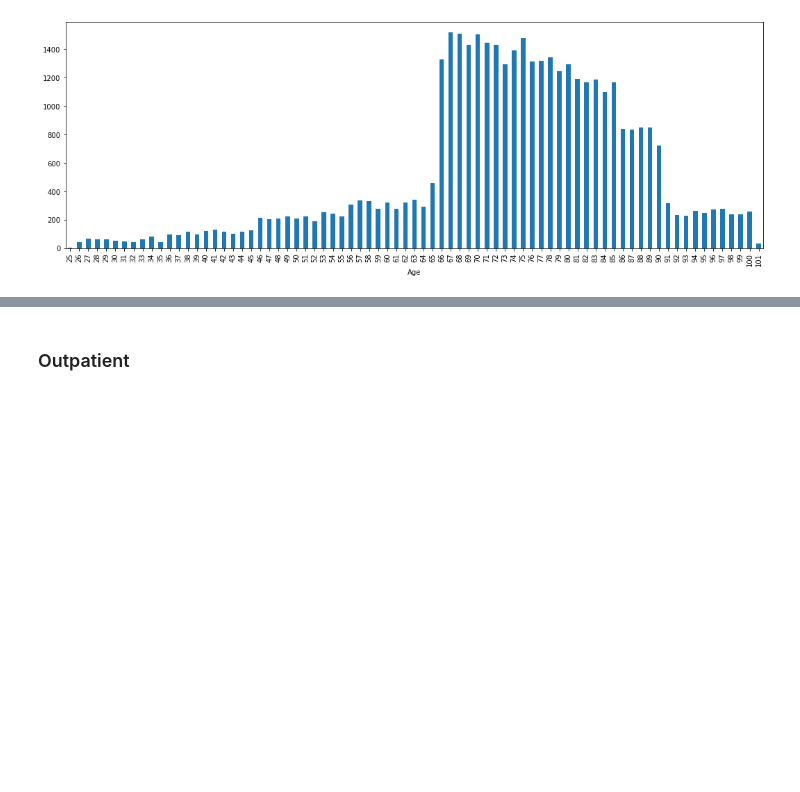
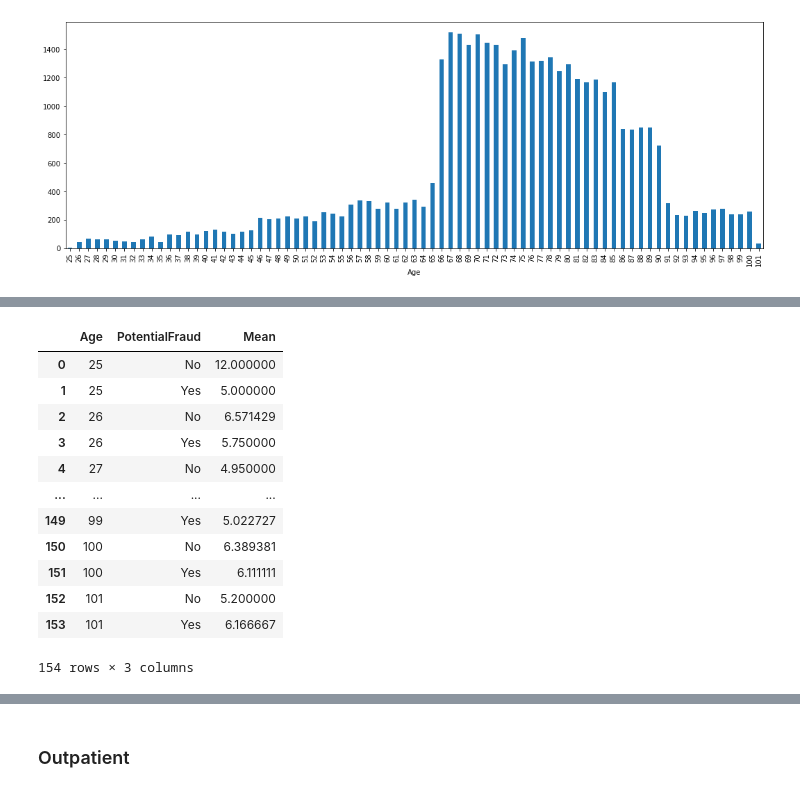
Before and after one commit to hedgekim/Healthcare-Fraud, a Jupyter notebook: Healthcare Fraud.ipynb, the cells around one changed output, grey strips where cells are left out. Cells and saved outputs as stored; diff of their text form; code cells hidden in the pictures; blank space fills up the shorter version.

```diff
--- a/Healthcare Fraud.ipynb
+++ b/Healthcare Fraud.ipynb
@@ -281,0 +342,16 @@ inpatient.groupby('Age')['Claim_Diag_Total'].agg('count').plot.bar()
+# %%
+days_admitted_age
+# %% [output]
+|  | Age | PotentialFraud | Mean |
+| 0 | 25 | No | 12.000000 |
+| 1 | 25 | Yes | 5.000000 |
+| 2 | 26 | No | 6.571429 |
+| 3 | 26 | Yes | 5.750000 |
+| 4 | 27 | No | 4.950000 |
+| ... | ... | ... | ... |
+| 149 | 99 | Yes | 5.022727 |
+| 150 | 100 | No | 6.389381 |
+| 151 | 100 | Yes | 6.111111 |
+| 152 | 101 | No | 5.200000 |
+| 153 | 101 | Yes | 6.166667 |
+154 rows × 3 columns
```
Also changed, not shown: parts of 13 cells of this notebook, 1 other file.
